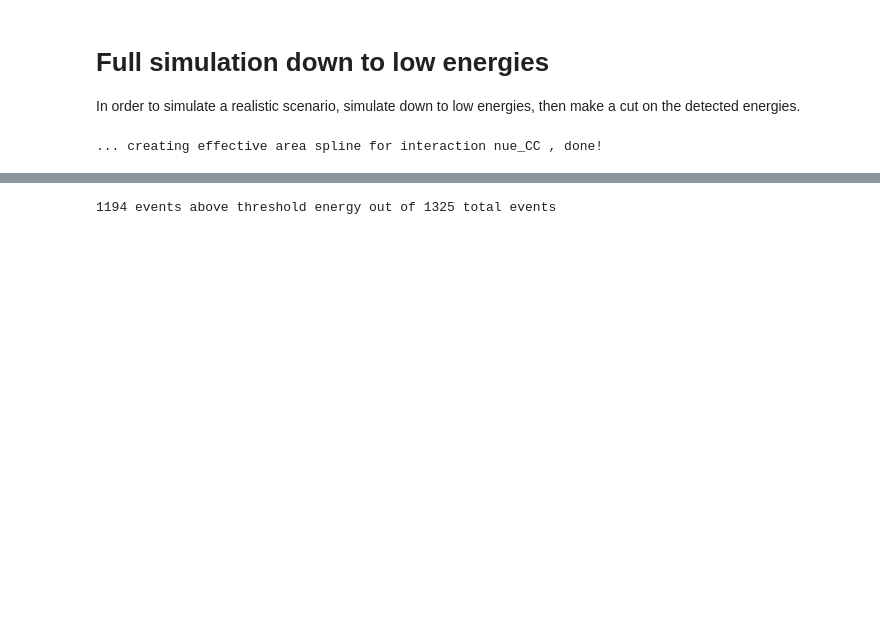
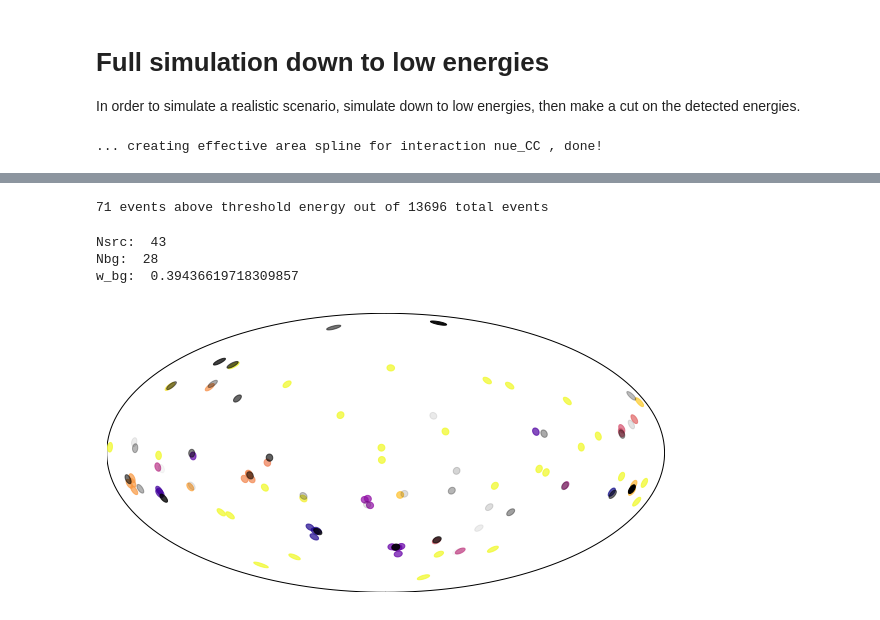
Before and after one commit to specktakel/hierarchical_nu, a Jupyter notebook: dev/statistical_model/4_energy_threshold/Eth_effects.ipynb, the cells around one changed output, grey strips where cells are left out. Drawn from its saved outputs; the diff is of its cells as text; code cells hidden in the pictures; blank space fills up the shorter version.

```diff
--- a/dev/statistical_model/4_energy_threshold/Eth_effects.ipynb
+++ b/dev/statistical_model/4_energy_threshold/Eth_effects.ipynb
@@ -288,5 +262,5 @@ F0: 2500.0
 # %%
 # Compile Stan model
-sim = stan_utility.compile_model(filename = 'stan/joint_cascade_sim_Eth.stan',
-                                 model_name = 'Eth_sim', include_paths = 'stan/')
+sim = stan_utility.compile_model(filename = 'stan/joint_cascade_sim_Eth_alt.stan',
+                                 model_name = 'Eth_sim_alt', include_paths = 'stan/')
 # %% [output]
@@ -298,15 +278,63 @@ simulation = sim.sampling(data=sim_input, iter=1, chains=1,
 # %%
 # Energies
-Esrc = simulation.extract(['Esrc'])['Esrc'][0]
-E = simulation.extract(['E'])['E'][0]
-Edet = simulation.extract(['Edet'])['Edet'][0]
+Esrc = chain['Esrc']
+Edet = chain['Edet']
 
-selection = np.where(Edet >= Emin)[0]
-Edet_sel = [Edet[_] for _ in selection]
-E_sel = [E[_] for _ in selection]
+detected = chain['detected']
+det = np.where(detected == 1)[0]
+th = np.where(Edet >= Eth)[0]
+selection = np.intersect1d(det, th)
 
-print(len(Edet_sel), 'events above threshold energy out of', len(Esrc), 'total events')
+# filter out detected
+Edet_out = Edet[selection]
+
+print(len(Edet_out), 'events above threshold energy out of', len(Esrc), 'total events')
 # %% [output]
-1194 events above threshold energy out of 1325 total events
+71 events above threshold energy out of 13696 total events
+# %%
+# Arrival directions
+from fancy.interfaces.stan import Direction
+from fancy.plotting import AllSkyMap
+
+event = chain['event'].T
+event = event[selection]
+event = Direction(event)
+e_ra = event.d.icrs.ra.rad
+e_dec = event.d.icrs.dec.rad
+
+source = Direction(unit_vector)
+s_ra = source.d.icrs.ra.rad
+s_dec = source.d.icrs.dec.rad
+
+# Labels
+lam = chain['lambda'] - 1
+lam = lam[selection]
+lam = list(lam)
+Nc = Ns
+label_cmap = plt.cm.get_cmap('plasma', Nc+1)
+Nsrc = sum([lam.count(_) for _ in range(int(Nc))])
+Nbg = lam.count(Nc)
+print('Nsrc: ', Nsrc)
+print('Nbg: ', Nbg)
+print('w_bg: ', Nbg / (Nbg+Nsrc))
+# %% [output]
+Nsrc:  43
+Nbg:  28
+w_bg:  0.39436619718309857
+# %%
+from matplotlib.colors import LinearSegmentedColormap
+
+fig, ax = plt.subplots()
+fig.set_size_inches((10, 8))
+skymap = AllSkyMap(projection = 'hammer', lon_0 = 0, lat_0 = 0);
+for r, d, l in zip(e_ra, e_dec, lam):
+    color = label_cmap.colors[int(l)]
+    skymap.tissot(np.rad2deg(r), np.rad2deg(d), 2, 30, color = color, alpha = 0.7)
+norm = max([1 - _/zth for _ in redshift])
+for r, d, z in zip(s_ra, s_dec, redshift):
+    skymap.tissot(np.rad2deg(r), np.rad2deg(d), 2, 30, color = 'black',
+                  alpha = (1 - z/zth)/norm)
+# %% [output]
+[figure, added]
 # %%
 # Plot energies
```
Also changed, not shown: parts of 15 cells of this notebook, 2 other files.
